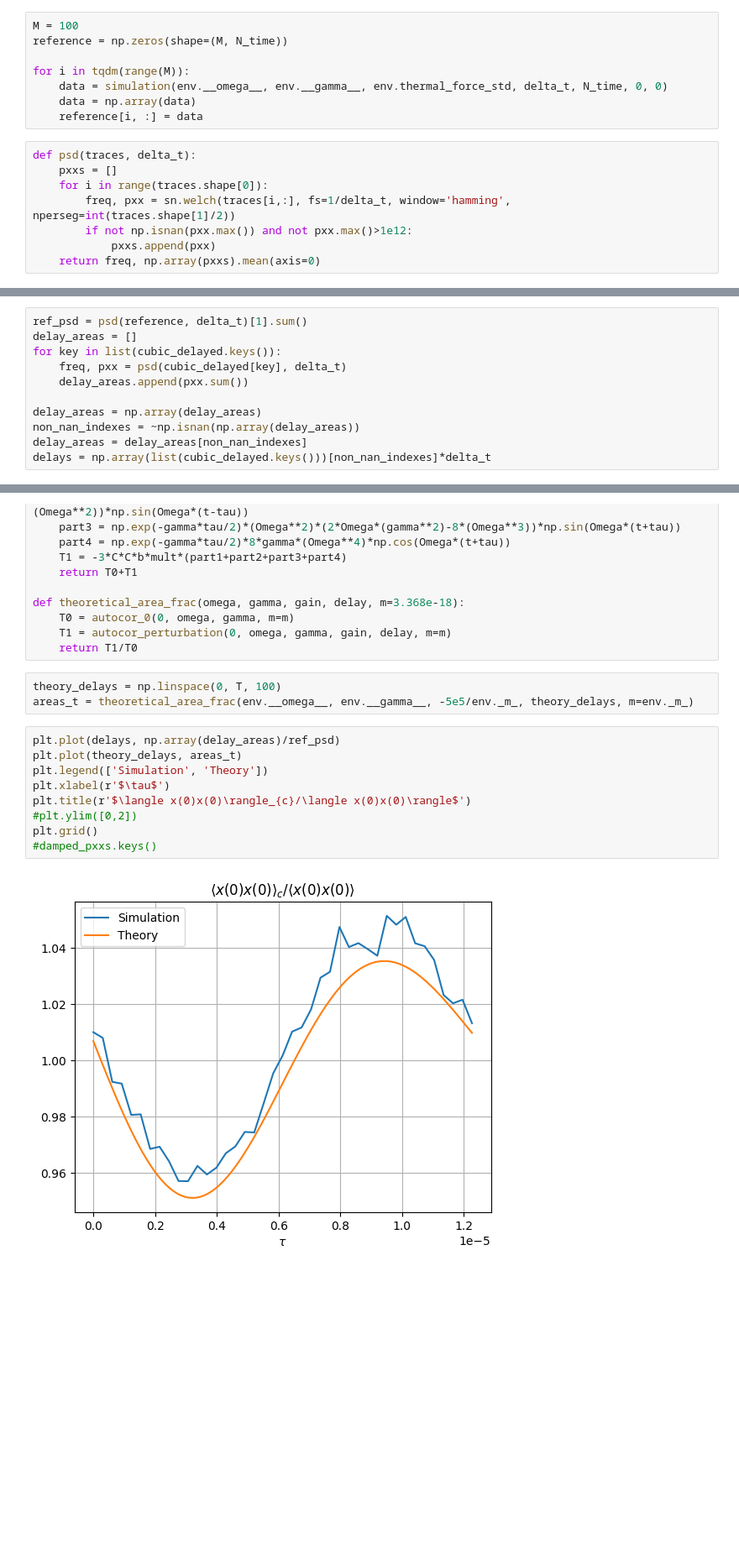
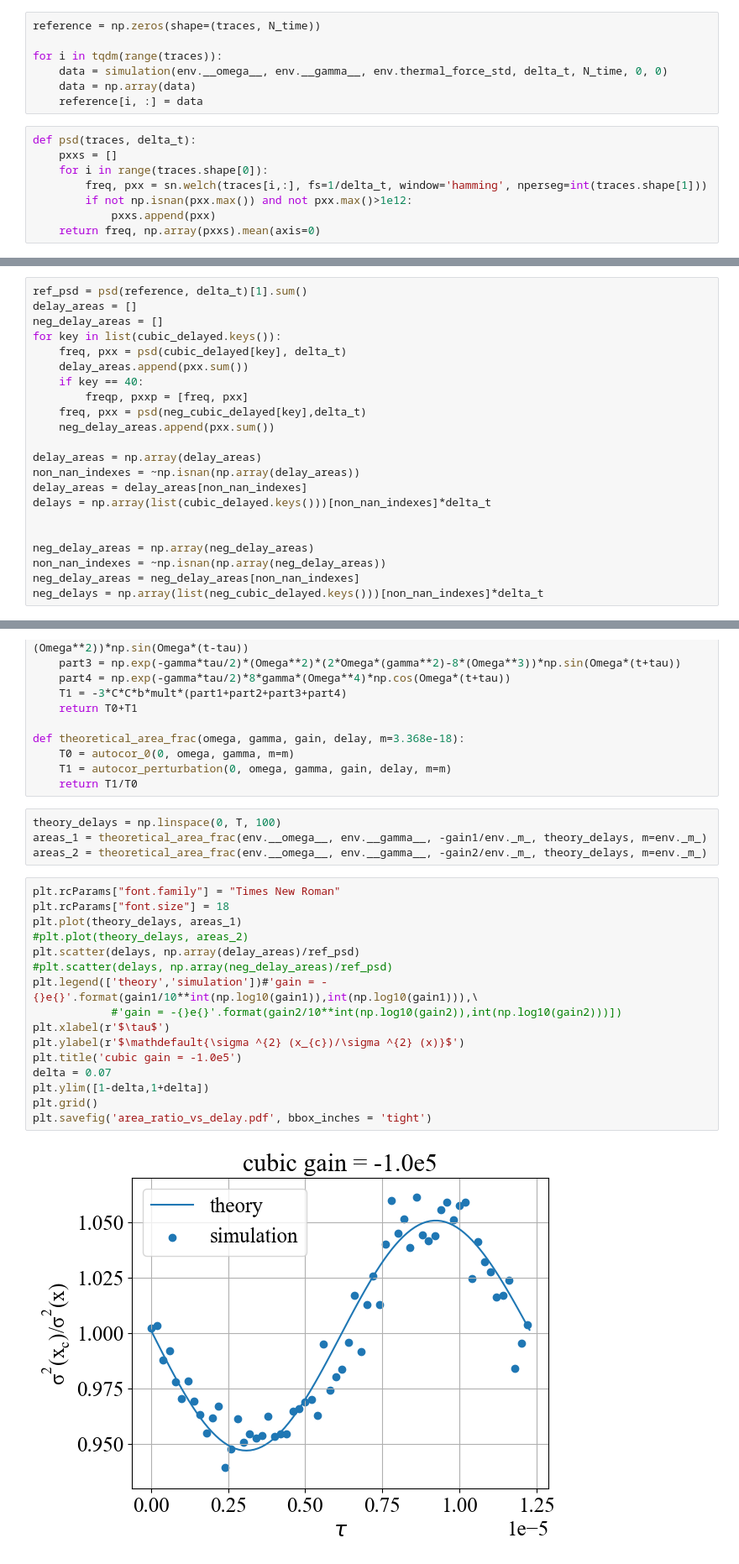
Before and after one commit to QuantumAdventures/non-linearity-experiment, a Jupyter notebook: notebooks/1. Simulation Dynamics.ipynb, the cells around one changed output, grey strips where cells are left out. Shown: that part at 84% size. Drawn from its saved outputs; the diff is of its cells as text; blank space fills up the shorter version.

Commit message:
simulation parameter study

```diff
--- a/notebooks/1. Simulation Dynamics.ipynb
+++ b/notebooks/1. Simulation Dynamics.ipynb
@@ -53,8 +57,7 @@ Error:
 # %%
-M = 100
-reference = np.zeros(shape=(M, N_time))
+reference = np.zeros(shape=(traces, N_time))
 
-for i in tqdm(range(M)):
+for i in tqdm(range(traces)):
     data = simulation(env.__omega__, env.__gamma__, env.thermal_force_std, delta_t, N_time, 0, 0)
     data = np.array(data)
     reference[i, :] = data
@@ -62,7 +65,7 @@ for i in tqdm(range(M)):
 def psd(traces, delta_t):
     pxxs = []
     for i in range(traces.shape[0]):
-        freq, pxx = sn.welch(traces[i,:], fs=1/delta_t, window='hamming', nperseg=int(traces.shape[1]/2))
+        freq, pxx = sn.welch(traces[i,:], fs=1/delta_t, window='hamming', nperseg=int(traces.shape[1]))
         if not np.isnan(pxx.max()) and not pxx.max()>1e12:
             pxxs.append(pxx)
     return freq, np.array(pxxs).mean(axis=0)
@@ -100,14 +79,25 @@ def psd(traces, delta_t):
 # %%
 ref_psd = psd(reference, delta_t)[1].sum()
 delay_areas = []
+neg_delay_areas = []
 for key in list(cubic_delayed.keys()):
     freq, pxx = psd(cubic_delayed[key], delta_t)
     delay_areas.append(pxx.sum())
+    if key == 40:
+        freqp, pxxp = [freq, pxx]
+    freq, pxx = psd(neg_cubic_delayed[key],delta_t)
+    neg_delay_areas.append(pxx.sum())
 
 delay_areas = np.array(delay_areas)
 non_nan_indexes = ~np.isnan(np.array(delay_areas))
 delay_areas = delay_areas[non_nan_indexes]
 delays = np.array(list(cubic_delayed.keys()))[non_nan_indexes]*delta_t
+
+
+neg_delay_areas = np.array(neg_delay_areas)
+non_nan_indexes = ~np.isnan(np.array(neg_delay_areas))
+neg_delay_areas = neg_delay_areas[non_nan_indexes]
+neg_delays = np.array(list(neg_cubic_delayed.keys()))[non_nan_indexes]*delta_t
 # %%
 def autocor_0(t, omega, gamma, m= 3.368e-18):
     kb = 1.3806e-23
@@ -141,15 +131,23 @@ def theoretical_area_frac(omega, gamma, gain, delay, m=3.368e-18):
     return T1/T0
 # %%
 theory_delays = np.linspace(0, T, 100)
-areas_t = theoretical_area_frac(env.__omega__, env.__gamma__, -5e5/env._m_, theory_delays, m=env._m_)
+areas_1 = theoretical_area_frac(env.__omega__, env.__gamma__, -gain1/env._m_, theory_delays, m=env._m_)
+areas_2 = theoretical_area_frac(env.__omega__, env.__gamma__, -gain2/env._m_, theory_delays, m=env._m_)
 # %%
-plt.plot(delays, np.array(delay_areas)/ref_psd)
-plt.plot(theory_delays, areas_t)
-plt.legend(['Simulation', 'Theory'])
+plt.rcParams["font.family"] = "Times New Roman"
+plt.rcParams["font.size"] = 18
+plt.plot(theory_delays, areas_1)
+#plt.plot(theory_delays, areas_2)
+plt.scatter(delays, np.array(delay_areas)/ref_psd)
+#plt.scatter(delays, np.array(neg_delay_areas)/ref_psd)
+plt.legend(['theory','simulation'])#'gain = -{}e{}'.format(gain1/10**int(np.log10(gain1)),int(np.log10(gain1))),\
+            #'gain = -{}e{}'.format(gain2/10**int(np.log10(gain2)),int(np.log10(gain2)))])
 plt.xlabel(r'$\tau$')
-plt.title(r'$\langle x(0)x(0)\rangle_{c}/\langle x(0)x(0)\rangle$')
-#plt.ylim([0,2])
+plt.ylabel(r'$\mathdefault{\sigma ^{2} (x_{c})/\sigma ^{2} (x)}$')
+plt.title('cubic gain = -1.0e5')
+delta = 0.07
+plt.ylim([1-delta,1+delta])
 plt.grid()
-#damped_pxxs.keys()
+plt.savefig('area_ratio_vs_delay.pdf', bbox_inches = 'tight')
 # %% [output]
-[figure, old version]
+[figure, new version]
```
Also changed, not shown: parts of 8 cells of this notebook, 1 other file.
